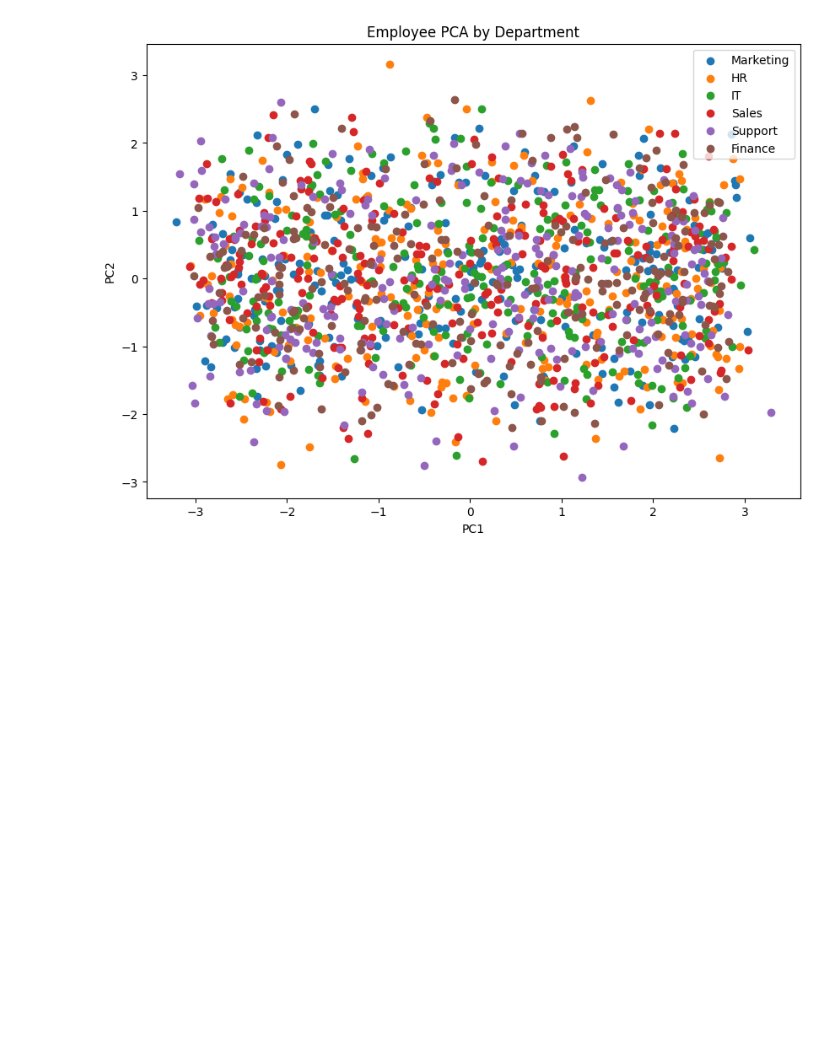
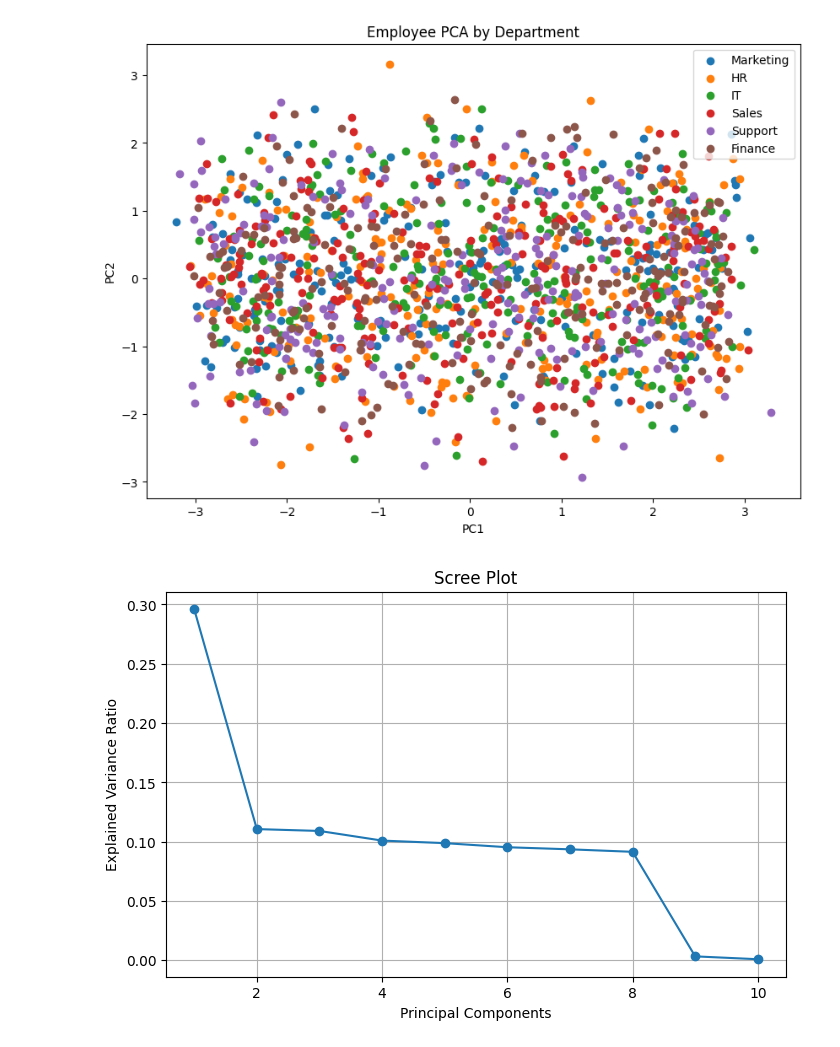
Before and after one commit to ghosh-vishnu/Python_Evening-AI-ML-5-30-PM, a Jupyter notebook: pca.ipynb, the cells around one changed output. Drawn from its saved outputs; the diff is of its cells as text; code cells hidden in the pictures; blank space fills up the shorter version.

```diff
--- a/pca.ipynb
+++ b/pca.ipynb
@@ -389,0 +398,19 @@ plt.show()
+# %%
+pca_all = PCA()
+X_all = pca_all.fit_transform(X_scaled)
+# %%
+plt.figure(figsize=(8,5))
+
+plt.plot(
+range(1,len(pca_all.explained_variance_ratio_)+1),
+pca_all.explained_variance_ratio_,
+marker='o'
+)
+plt.xlabel("Principal Components")
+plt.ylabel("Explained Variance Ratio")
+plt.title("Scree Plot")
+plt.grid(True)
+
+plt.show()
+# %% [output]
+[figure, added]
```
Also changed, not shown: parts of 18 cells of this notebook.
